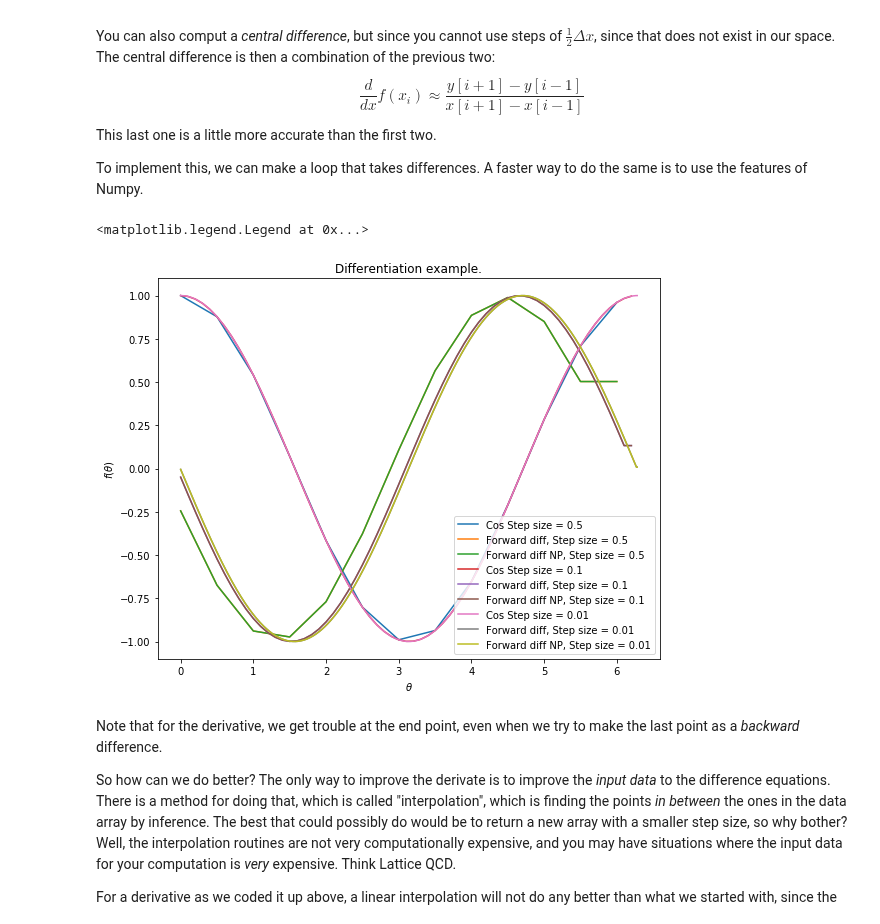
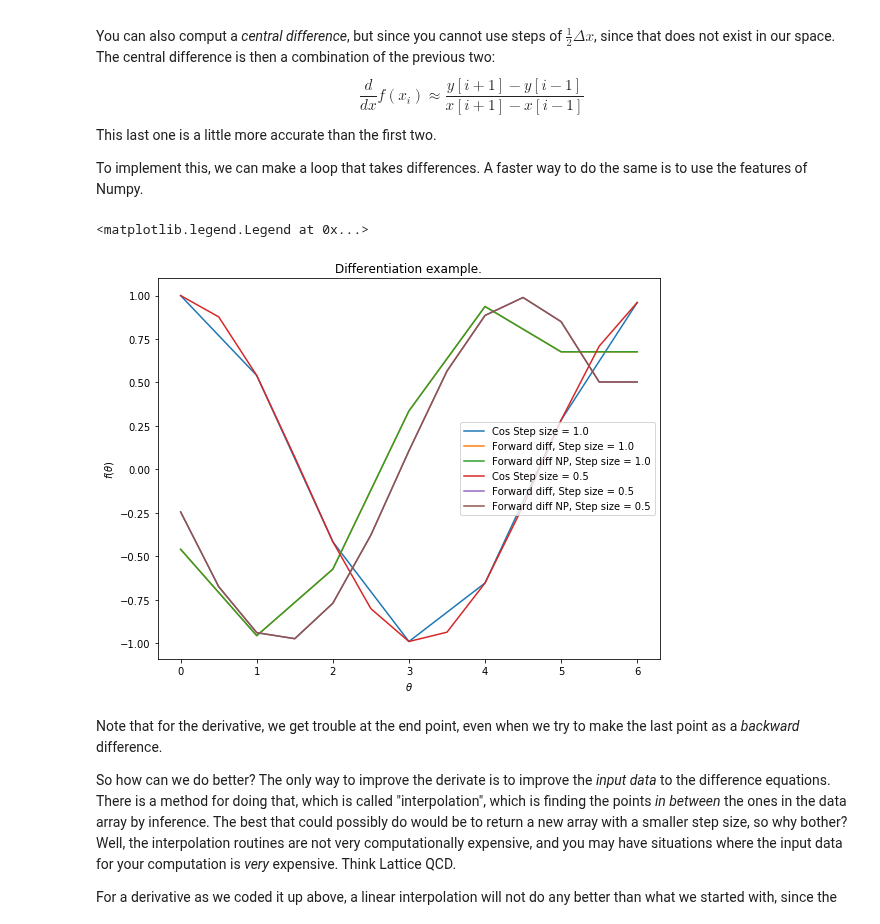
Before and after one commit to mholtrop/Phys601, a Jupyter notebook: Notebooks/04_Basic_Calculus.ipynb, the cells around one changed output. Saved outputs shown, nothing was run; the diff lists cells and outputs as text; code cells hidden in the pictures.

```diff
--- a/Notebooks/Basic_Calculus.ipynb
+++ b/Notebooks/04_Basic_Calculus.ipynb
@@ -177,35 +177,35 @@ To implement this, we can make a loop that takes differences. A faster way to do
 fig = plt.figure(figsize=(9,7))
 ax  = fig.add_subplot(111)
 ax.set_title("Differentiation example.")
 ax.set_xlabel(r'$\theta$')
 ax.set_ylabel(r'$f(\theta)$')
 start = 0.
 stop = 2*np.pi
-steps = [0.5,0.1,0.01]
+steps = [1.0,0.5]
 for step_size in steps:
     x = np.arange(start,stop,step_size)
     y = np.cos(x)
     ax.plot(x,y,label="Cos Step size = {}".format(step_size))
 
     y_diff = np.zeros_like(y)  # An array of zeros the same size as y.
     # Now take the difference of y for each x:
     for ix in range(0,len(y)-1):                      # Because we shift, we are one point short.
         dy = (y[ix+1]-y[ix]) /(x[ix+1]-x[ix])  # NOTE THE SHIFT
         # The x is given for the steps, which do not need to be equal sized.
         y_diff[ix] = dy
     y_diff[-1] = (y[-1]-y[-2])/(x[-1]-x[-2])  # Use a backward difference for last point
     ax.plot(x,y_diff,label="Forward diff, Step size = {}".format(step_size))
 
     # This gives the EXAcT same result as above, but faster.
     dy = np.zeros_like(y)
     dy[0:-1] = np.diff(y)/np.diff(x)
     dy[-1] = (y[-1]-y[-2])/(x[-1]-x[-2])  # Use a backward difference for last point
     ax.plot(x,dy,label="Forward diff NP, Step size = {}".format(step_size))
 
 ax.legend()
 # %% [output]
 <matplotlib.legend.Legend at 0x...>
-[figure, old version]
+[figure, new version]
 # %% [markdown]
 Note that for the derivative, we get trouble at the end point, even when we try to make the last point as a _backward_ difference.
 
```
Also changed, not shown: 6 other files.
